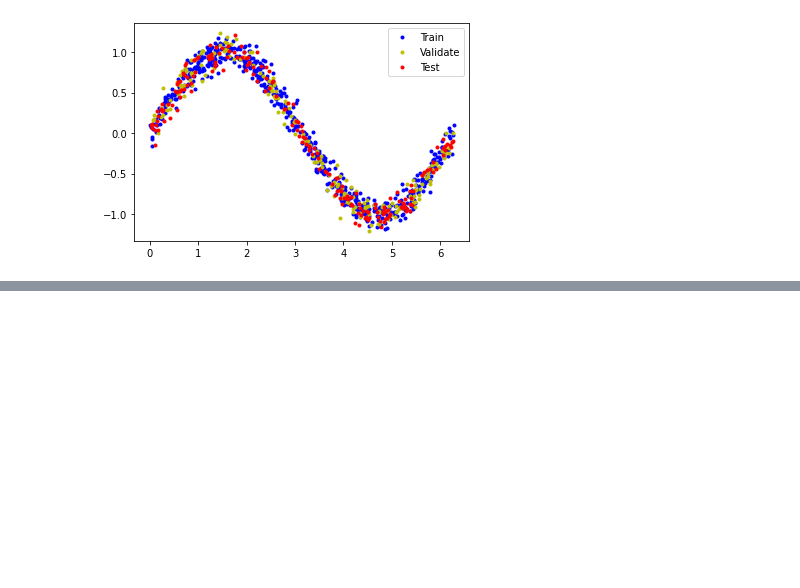
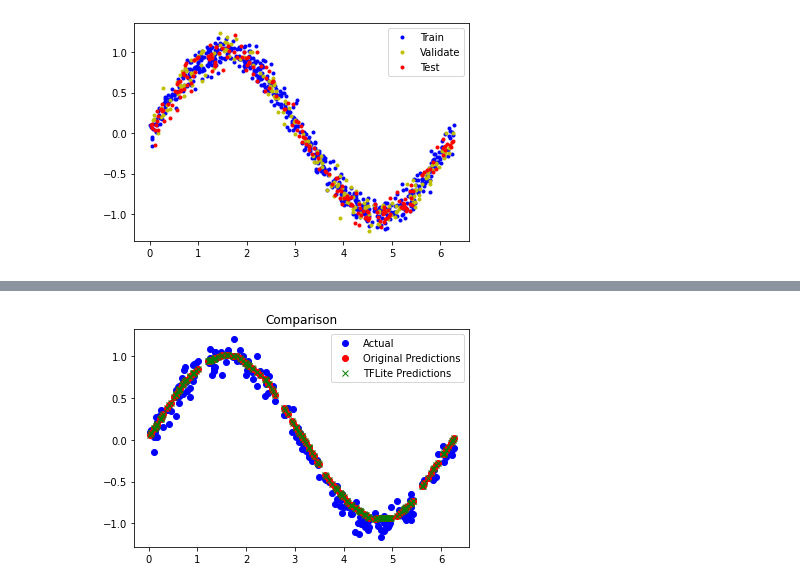
Before and after one commit to dannywi/hello-nano-33, a Jupyter notebook: model/sine-model.ipynb, the cells around one changed output, grey strips where cells are left out. Saved outputs shown, nothing was run; the diff lists cells and outputs as text; code cells hidden in the pictures; blank space fills up the shorter version.

```diff
--- a/model/sine-model.ipynb
+++ b/model/sine-model.ipynb
@@ -136,0 +181,26 @@ plt.show()
+# %%
+# CREATE TENSORFLOW LITE MODELS FROM THE FILES
+def load_and_run_tflite(filename):
+  model = tf.lite.Interpreter(filename)
+  model.allocate_tensors()
+  model_input_index = model.get_input_details()[0]["index"]
+  model_output_index = model.get_output_details()[0]["index"]
+
+  model_predictions = []
+  for x in x_test:
+    x_value_tensors = tf.convert_to_tensor([[x]], dtype=np.float32)
+    model.set_tensor(model_input_index, x_value_tensors)
+    model.invoke()
+    model_predictions.append(model.get_tensor(model_output_index)[0])
+
+  plt.clf()
+  plt.title("Comparison")
+  plt.plot(x_test, y_test, "bo", label="Actual")
+  plt.plot(x_test, pred, "ro", label="Original Predictions")
+  plt.plot(x_test, model_predictions, "gx", label="TFLite Predictions")
+  plt.legend()
+  plt.show
+# %%
+load_and_run_tflite("sine-model.tflite")
+# %% [output]
+[figure, added]
```
Also changed, not shown: parts of 8 cells of this notebook, 4 other files.
